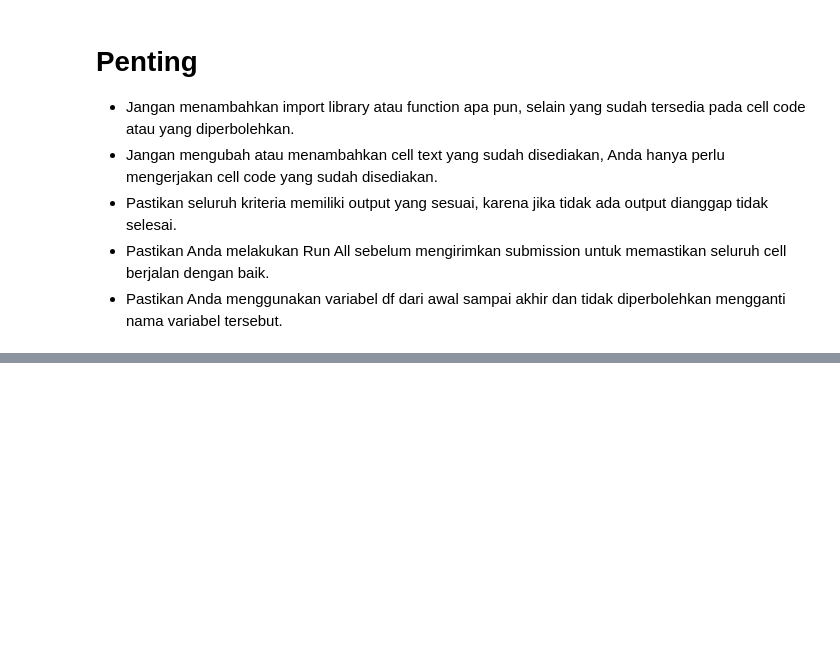
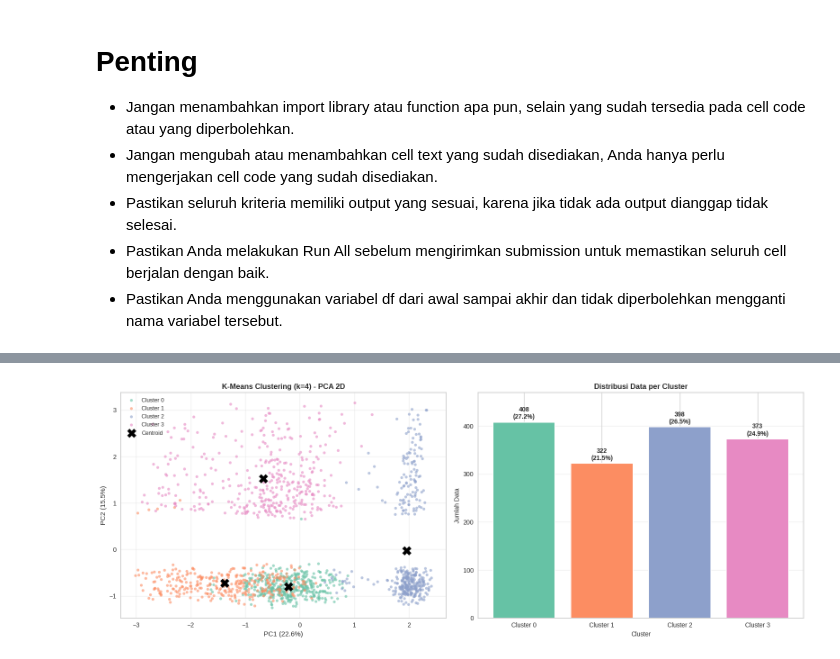
Before and after one commit to samueladian3-cpu/ml-portfolio, a Jupyter notebook: [Clustering]_Submission_Akhir_BMLP_Samuel_Adian.ipynb, the cells around one changed output, grey strips where cells are left out. Saved outputs shown, nothing was run; the diff lists cells and outputs as text; code cells hidden in the pictures; blank space fills up the shorter version.

```diff
--- a/[Clustering]_Submission_Akhir_BMLP_Samuel_Adian.ipynb
+++ b/[Clustering]_Submission_Akhir_BMLP_Samuel_Adian.ipynb
@@ -894,0 +324,19 @@ Name: count, dtype: int64
+# %%
+# Melakukan Handling Outlier Data menggunakan metode drop.
+
+### MULAI CODE ###
+
+numeric_features = df.select_dtypes(include=[np.number]).columns.tolist()
+
+Q1 = df[numeric_features].quantile(0.25)
+Q3 = df[numeric_features].quantile(0.75)
+IQR = Q3 - Q1
+
+lower_bound = Q1 - 1.5 * IQR
+upper_bound = Q3 + 1.5 * IQR
+
+mask_outlier = ((df[numeric_features] >= lower_bound) & (df[numeric_features] <= upper_bound)).all(axis=1)
+df = df[mask_outlier].reset_index(drop=True)
+print(f'Shape setelah hapus outlier: {df.shape}')
+
+### SELESAI CODE ###
@@ -894,0 +496,52 @@ Name: count, dtype: int64
+# %%
+# Membuat visualisasi hasil clustering
+
+### MULAI CODE ###
+
+pca_2d = PCA(n_components=2, random_state=42)
+X_pca_2d = pca_2d.fit_transform(X_cluster)
+
+fig, axes = plt.subplots(1, 2, figsize=(16, 6))
+colors = sns.color_palette('Set2', n_clusters)
+
+for cluster_id in range(n_clusters):
+    mask_c = df['Target'] == cluster_id
+    axes[0].scatter(
+        X_pca_2d[mask_c, 0], X_pca_2d[mask_c, 1],
+        c=[colors[cluster_id]], label=f'Cluster {cluster_id}',
+        alpha=0.6, s=20, edgecolors='none'
+    )
+
+centers_pca = pca_2d.transform(model_clustering.cluster_centers_)
+axes[0].scatter(centers_pca[:, 0], centers_pca[:, 1],
+                c='black', marker='X', s=200, zorder=5, label='Centroid')
+axes[0].set_title(f'K-Means Clustering (k={n_clusters}) - PCA 2D', fontsize=12, fontweight='bold')
+axes[0].set_xlabel(f'PC1 ({pca_2d.explained_variance_ratio_[0]*100:.1f}%)')
+axes[0].set_ylabel(f'PC2 ({pca_2d.explained_variance_ratio_[1]*100:.1f}%)')
+axes[0].legend(fontsize=9)
+axes[0].grid(alpha=0.3)
+
+cluster_counts = df['Target'].value_counts().sort_index()
+bars = axes[1].bar(
+    [f'Cluster {i}' for i in cluster_counts.index],
+    cluster_counts.values,
+    color=colors[:n_clusters], edgecolor='white', linewidth=1.5
+)
+for bar, val in zip(bars, cluster_counts.values):
+    axes[1].text(
+        bar.get_x() + bar.get_width()/2,
+        bar.get_height() + max(cluster_counts.values)*0.01,
+        f'{val:,}\n({val/len(df)*100:.1f}%)',
+        ha='center', va='bottom', fontsize=10, fontweight='bold'
+    )
+axes[1].set_title('Distribusi Data per Cluster', fontsize=12, fontweight='bold')
+axes[1].set_xlabel('Cluster', fontsize=10)
+axes[1].set_ylabel('Jumlah Data', fontsize=10)
+axes[1].grid(axis='y', alpha=0.3)
+axes[1].set_ylim(0, max(cluster_counts.values) * 1.15)
+plt.tight_layout()
+plt.show()
+
+### SELESAI CODE ###
+# %% [output]
+[figure, added]
```
Also changed, not shown: parts of 88 cells of this notebook.
